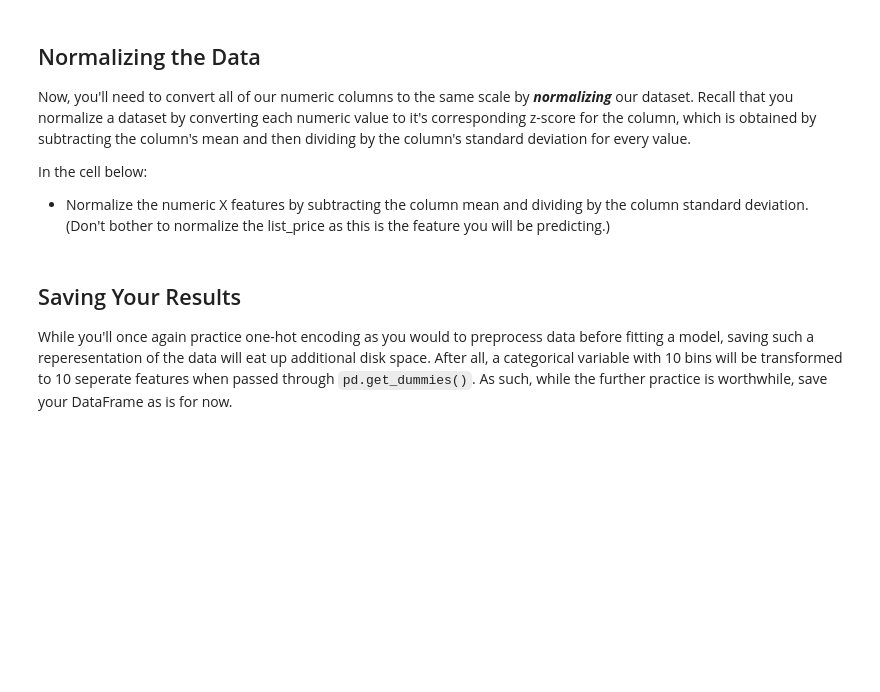
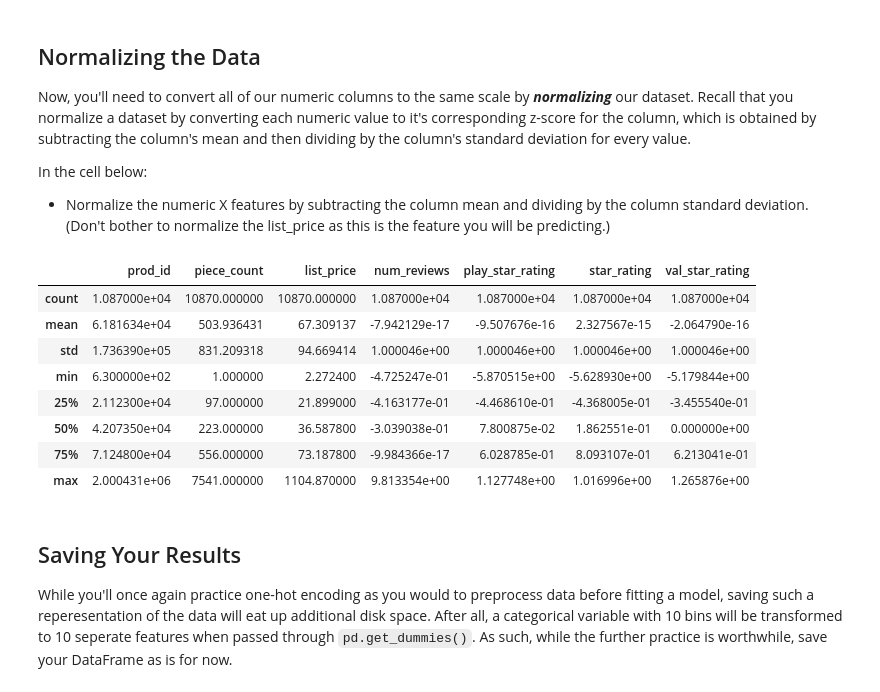
Before and after one commit to magnawhale/dsc-scrubbing-and-cleaning-data-lab-online-ds-ft-051319, a Jupyter notebook: index.ipynb, the cells around one changed output. Saved outputs shown, nothing was run; the diff lists cells and outputs as text; code cells hidden in the pictures; blank space fills up the shorter version.

```diff
--- a/index.ipynb
+++ b/index.ipynb
@@ -233,13 +233,20 @@ In the cell below:
 (Don't bother to normalize the list_price as this is the feature you will be predicting.)
 # %%
 for col in df.columns:
-    if col != 'list_price':
-        try:
-            mu = np.mean(df[col])
-            sigma = np.std(df[col])
-            df[col] = (df[col] - mu) / sigma
-        except:
-            continue
+    if col != 'list_price' and df[col].dtypes == 'float':
+        df[col] = (df[col] - np.mean(df[col])) / np.std(df[col])
+# %%
+df.describe()
+# %% [output]
+|  | prod_id | piece_count | list_price | num_reviews | play_star_rating | star_rating | val_star_rating |
+| count | 1.087000e+04 | 10870.000000 | 10870.000000 | 1.087000e+04 | 1.087000e+04 | 1.087000e+04 | 1.087000e+04 |
+| mean | 6.181634e+04 | 503.936431 | 67.309137 | -7.942129e-17 | -9.507676e-16 | 2.327567e-15 | -2.064790e-16 |
+| std | 1.736390e+05 | 831.209318 | 94.669414 | 1.000046e+00 | 1.000046e+00 | 1.000046e+00 | 1.000046e+00 |
+| min | 6.300000e+02 | 1.000000 | 2.272400 | -4.725247e-01 | -5.870515e+00 | -5.628930e+00 | -5.179844e+00 |
+| 25% | 2.112300e+04 | 97.000000 | 21.899000 | -4.163177e-01 | -4.468610e-01 | -4.368005e-01 | -3.455540e-01 |
+| 50% | 4.207350e+04 | 223.000000 | 36.587800 | -3.039038e-01 | 7.800875e-02 | 1.862551e-01 | 0.000000e+00 |
+| 75% | 7.124800e+04 | 556.000000 | 73.187800 | -9.984366e-17 | 6.028785e-01 | 8.093107e-01 | 6.213041e-01 |
+| max | 2.000431e+06 | 7541.000000 | 1104.870000 | 9.813354e+00 | 1.127748e+00 | 1.016996e+00 | 1.265876e+00 |
 # %% [markdown]
 ## Saving Your Results
 
```
Also changed, not shown: parts of 5 cells of this notebook, 1 other file.
